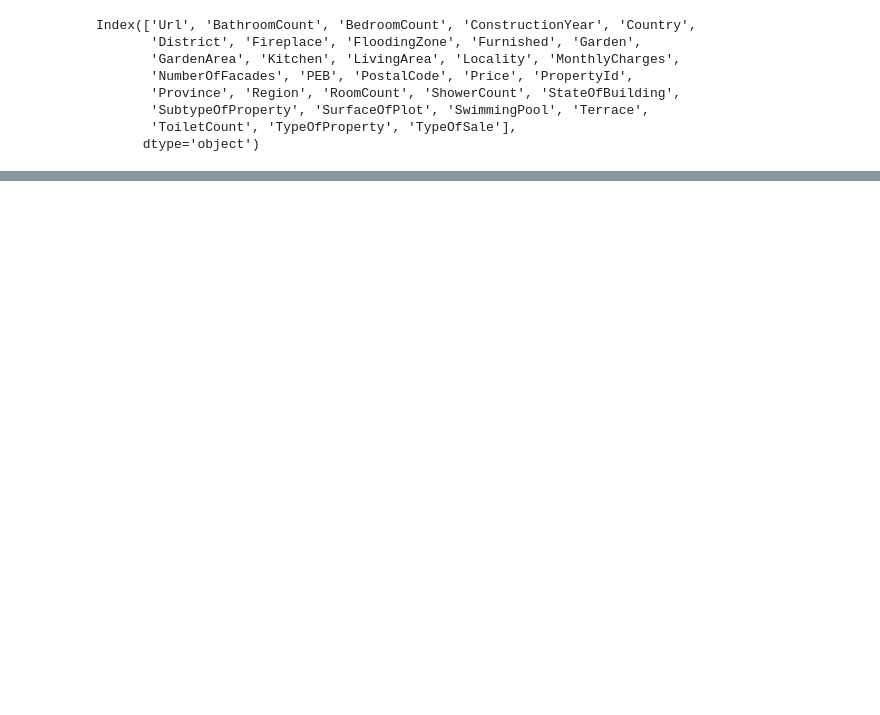
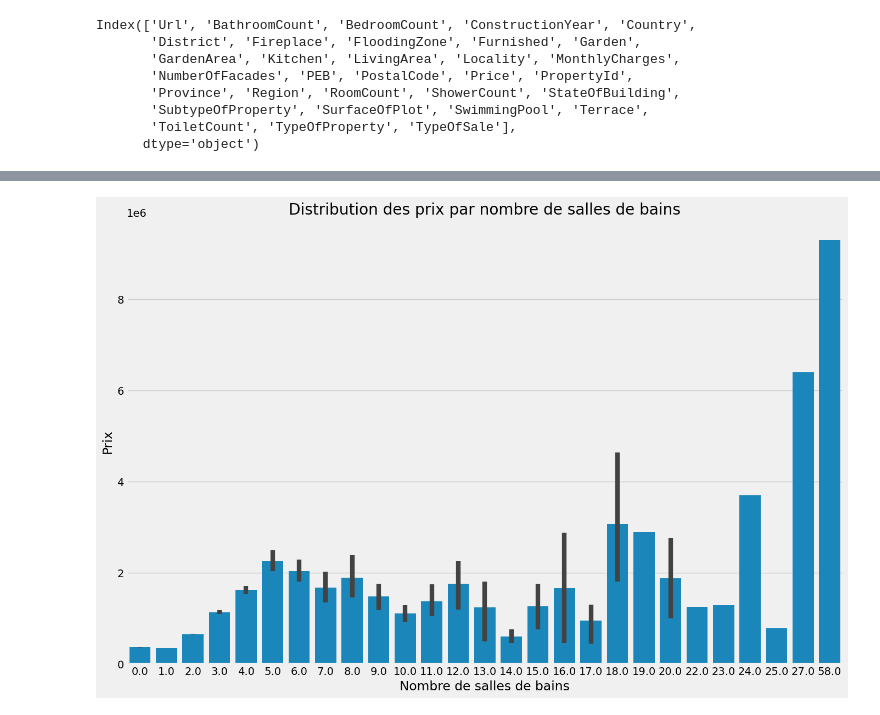
Before and after one commit to AdrienPiette/Data-visualisation, a Jupyter notebook: analyze/Analyzing.ipynb, the cells around one changed output, grey strips where cells are left out. Cells and saved outputs as stored; diff of their text form; code cells hidden in the pictures; blank space fills up the shorter version.

```diff
--- a/analyze/Analyzing.ipynb
+++ b/analyze/Analyzing.ipynb
@@ -146,0 +151,14 @@ Correlation 'Garden' and 'Price'
+# %%
+import matplotlib.pyplot as plt
+import seaborn as sns
+
+# Assurez-vous d'avoir importé vos données dans un DataFrame nommé `df`
+
+plt.figure(figsize=(15, 10))
+sns.barplot(x='BathroomCount', y='Price', data=df_sales)
+plt.title('Distribution des prix par nombre de salles de bains')
+plt.xlabel('Nombre de salles de bains')
+plt.ylabel('Prix')
+plt.show()
+# %% [output]
+[figure, added]
```
Also changed, not shown: parts of 18 cells of this notebook, 9 other files.
